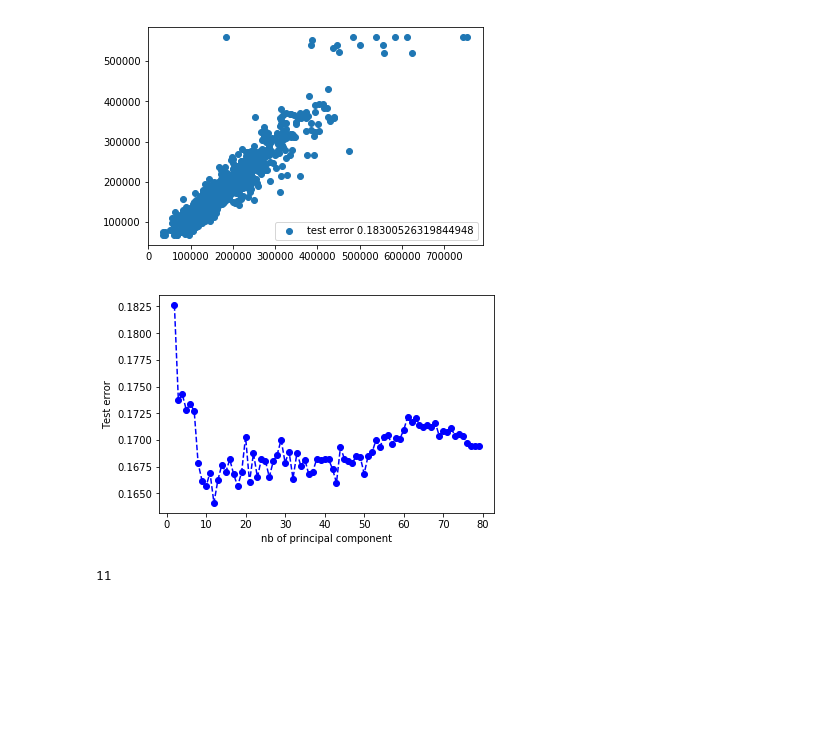
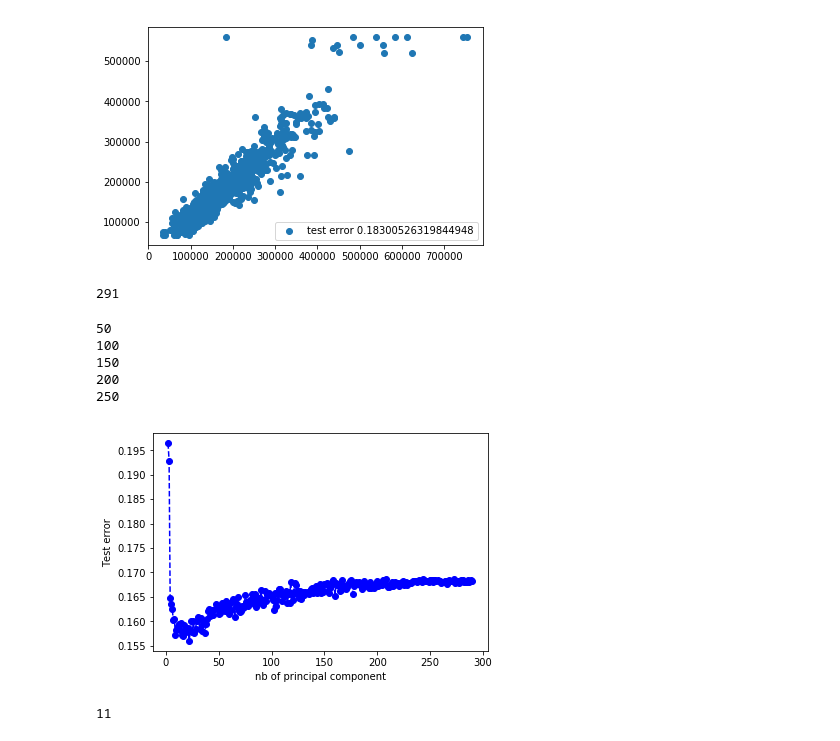
Before and after one commit to Gadiben/AML2018, a Jupyter notebook: Notebooks/challenges/Scikitlearn_Tree.ipynb, the cells around one changed output. Saved outputs shown, nothing was run; the diff lists cells and outputs as text; code cells hidden in the pictures; blank space fills up the shorter version.

```diff
--- a/Notebooks/challenges/Scikitlearn_Tree.ipynb
+++ b/Notebooks/challenges/Scikitlearn_Tree.ipynb
@@ -47,15 +46,0 @@ columnNames = list(columnTypesDict.keys()) #List of all features name
-# %%
-lb_make = LabelEncoder()
-
-for featureCol in pdAllData:
-    if pdAllData[featureCol].dtype=='object':
-        pdAllData[featureCol] = lb_make.fit_transform(pdAllData[featureCol])
-    else:
-        continue
-#pdAllData.head()
-X = pdAllData.drop(['Id','SalePrice'],axis=1)
-Y = pdAllData.SalePrice
-
-kept_columnValues = list(X.columns.values)
-X_scaled_array = StandardScaler().fit_transform(X)
-X_scaled = pd.DataFrame(X_scaled_array,columns=kept_columnValues)
@@ -62,6 +132,7 @@ X_scaled = pd.DataFrame(X_scaled_array,columns=kept_columnValues)
 # %%
 def getLogRMSE(estimatedPrice,realPrice):
     logRMSE = np.mean( (np.log(estimatedPrice) - np.log(realPrice))**2 )
+    #logRMSE = sum( (estimatedPrice - realPrice)**2 )
     return np.sqrt(logRMSE)
 def regressionTrees(X=X,X_outliers=[],Y_outliers=[],Y=Y,depth=6,min_samples_leaf=8,test_size=0.1,singleTree=True,forest=False,extraTrees=False,nb_estimator=20):
     #X_train, X_test, y_train, y_test = train_test_split( X, Y, test_size = test_size, random_state = 42)# np.random.randint(0,100))
@@ -74,15 +145,18 @@ def regressionTrees(X=X,X_outliers=[],Y_outliers=[],Y=Y,depth=6,min_samples_leaf
     Y=np.array(Y)
     X_outliers = np.array(X_outliers)
     Y_outliers = np.array(Y_outliers)
+    if(len(X_outliers)>=nkfold): indexSampleOutliers = zip(kf.split(X),kf.split(X_outliers))
+    else: indexSampleOutliers = zip(kf.split(X),np.zeros((nkfold,2)))
+    for (train_index, test_index), (outliers_train,outliers_index) in indexSampleOutliers:
 
-    for (train_index, test_index), (outliers_train,outliers_index) in zip(kf.split(X),kf.split(X_outliers)):
-        X_outliers_test,X_outliers_train = X_outliers[outliers_index],X_outliers[outliers_train] #get a proportinal number of outliers to calculate error
-        Y_outliers_test,Y_outliers_train = Y_outliers[outliers_index],Y_outliers[outliers_train]
         X_train, X_test = X[train_index], X[test_index]
         y_train, y_test = Y[train_index], Y[test_index]
 
-        X_train = np.concatenate((X_train,X_outliers_train))
-        y_train = np.concatenate((y_train,Y_outliers_train))
+        if(len(X_outliers)>=nkfold):
+            X_outliers_test,X_outliers_train = X_outliers[outliers_index],X_outliers[outliers_train] #get a proportinal number of outliers to calculate error
+            Y_outliers_test,Y_outliers_train = Y_outliers[outliers_index],Y_outliers[outliers_train]
+            X_train = np.concatenate((X_train,X_outliers_train))
+            y_train = np.concatenate((y_train,Y_outliers_train))
 
         if singleTree: regressor = DecisionTreeRegressor(min_samples_leaf=min_samples_leaf,max_depth=depth)
         elif forest: regressor = RandomForestRegressor(min_samples_leaf=min_samples_leaf,max_depth=depth,n_estimators=nb_estimator,random_state=42)#, max_depth=depth,min_samples_leaf=min_samples_leaf)
@@ -92,10 +166,11 @@ def regressionTrees(X=X,X_outliers=[],Y_outliers=[],Y=Y,depth=6,min_samples_leaf
         y_hat_test = regressor.predict(X_test)
 
         training_estimation = regressor.predict(X_train)
-        y_hat_test_outliers = regressor.predict(X_outliers_test)
 
-        y_hat_test = np.concatenate((y_hat_test,y_hat_test_outliers))
-        y_test = np.concatenate((y_test,Y_outliers_test))
+        if(len(X_outliers)>=nkfold):
+            y_hat_test_outliers = regressor.predict(X_outliers_test)
+            y_hat_test = np.concatenate((y_hat_test,y_hat_test_outliers))
+            y_test = np.concatenate((y_test,Y_outliers_test))
 
         test_errors.append(getLogRMSE(y_hat_test,y_test))
         training_errors.append(getLogRMSE(training_estimation,y_train))
@@ -117,9 +182,9 @@ array([[1],
 clf = DecisionTreeRegressor()
 clf = clf.fit(X_scaled, Y)
 feature_importances_forest = clf.feature_importances_
-sort_index_forest = np.argsort(feature_importances)
+sort_index_forest = np.argsort(feature_importances_forest)
 
-clf = RandomForestRegressor()
+clf = RandomForestRegressor(n_estimators=100)
 clf = clf.fit(X_scaled, Y)
 feature_importances = clf.feature_importances_
 sort_index = np.argsort(feature_importances)
@@ -217,21 +286,32 @@ plt.legend()
 plt.show()
 # %% [output]
 [figure]
+# %%
+len(X.columns.values)
+# %% [output]
+291
 # %%
 testErrors = []
-for i in range(2,80):
+for i in range(2,len(X.columns.values)):
+    if not i%50:print(i)
     pca = PCA(n_components=i)
     principalComponents = pca.fit_transform(X_scaled_array)
     principalDf = pd.DataFrame(data = principalComponents)
     testerror,trainerror,regressor = regressionTrees(X=principalDf,Y=Y,depth=100,min_samples_leaf=5,test_size=0.25,singleTree=False,forest=True,extraTrees=False,nb_estimator=20)
     testErrors.append(testerror)
+# %% [output]
+50
+100
+150
+200
+250
 # %%
-plt.plot(range(2,80),testErrors,'b--o')
+plt.plot(range(2,len(X.columns.values)),testErrors,'b--o')
 plt.xlabel('nb of principal component')
 plt.ylabel("Test error")
 plt.show()
 # %% [output]
-[figure, old version]
+[figure, new version]
 # %%
 max(0,11)
 # %% [output]
```
Also changed, not shown: parts of 20 cells of this notebook, 1 other file.
